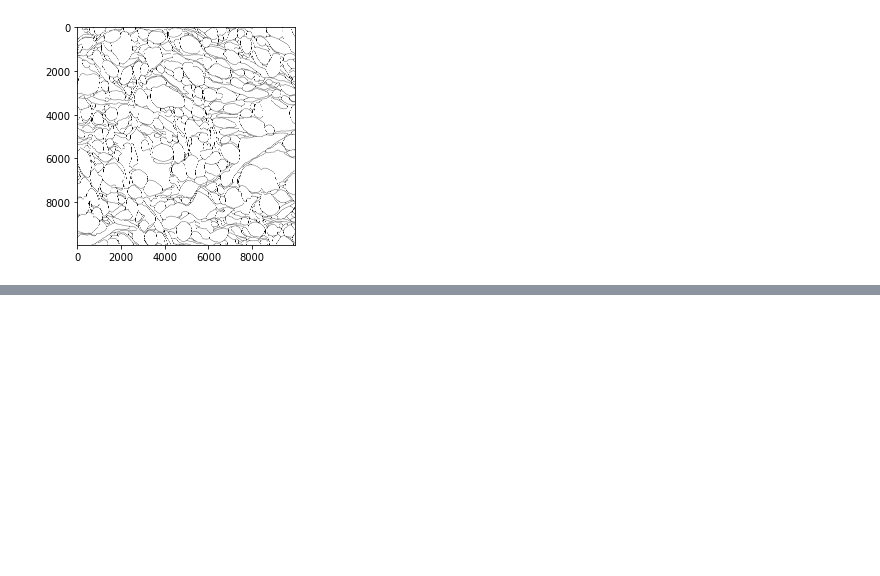
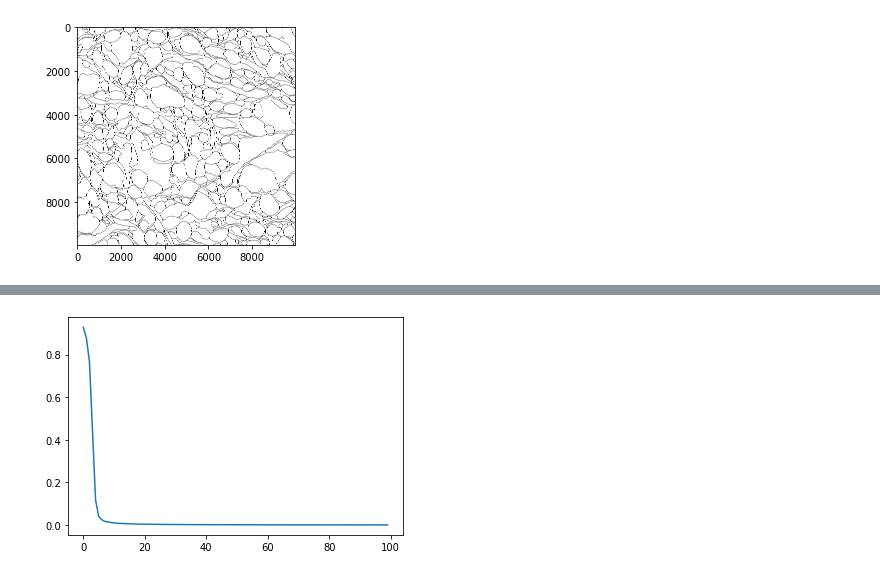
Before and after one commit to Github-Tree-0/Segmentation, a Jupyter notebook: overfit.ipynb, the cells around one changed output, grey strips where cells are left out. Drawn from its saved outputs; the diff is of its cells as text; code cells hidden in the pictures; blank space fills up the shorter version.

```diff
--- a/process.ipynb
+++ b/overfit.ipynb
@@ -49,0 +43,39 @@ plt.show()
+# %%
+import torch.optim as optim
+from src.loss import dice_loss
+from torchvision import transforms
+import tqdm
+
+criterion = dice_loss()
+optimizer = optim.SGD(model.parameters(), lr=0.001, momentum=0.9)
+
+shape = label.shape
+gt = torch.Tensor(label.reshape(1, shape[2], shape[0], shape[1]))
+gt = gt[:,0,0:572,0:572]
+gt = gt.cuda(device=0)
+size = (388, 388)
+gt = transforms.CenterCrop(size)(gt)
+# %%
+iters = 2000
+losses = []
+for i in tqdm.tqdm(range(iters)):  # loop over the dataset multiple times
+    # zero the parameter gradients
+    optimizer.zero_grad()
+
+    # forward + backward + optimize
+    pred = model(input)
+    loss = criterion(pred, gt)
+    loss.backward()
+    optimizer.step()
+
+    # print statistics
+    if i % 20 == 19:
+#         print('For iter %4d: loss = %.3f' %
+#               (i + 1, loss.item()))
+        losses.append(loss.item())
+# %%
+losses = np.array(losses)
+plt.plot(losses)
+plt.show()
+# %% [output]
+[figure, added]
```
Also changed, not shown: parts of 7 cells of this notebook, 1 other file.
